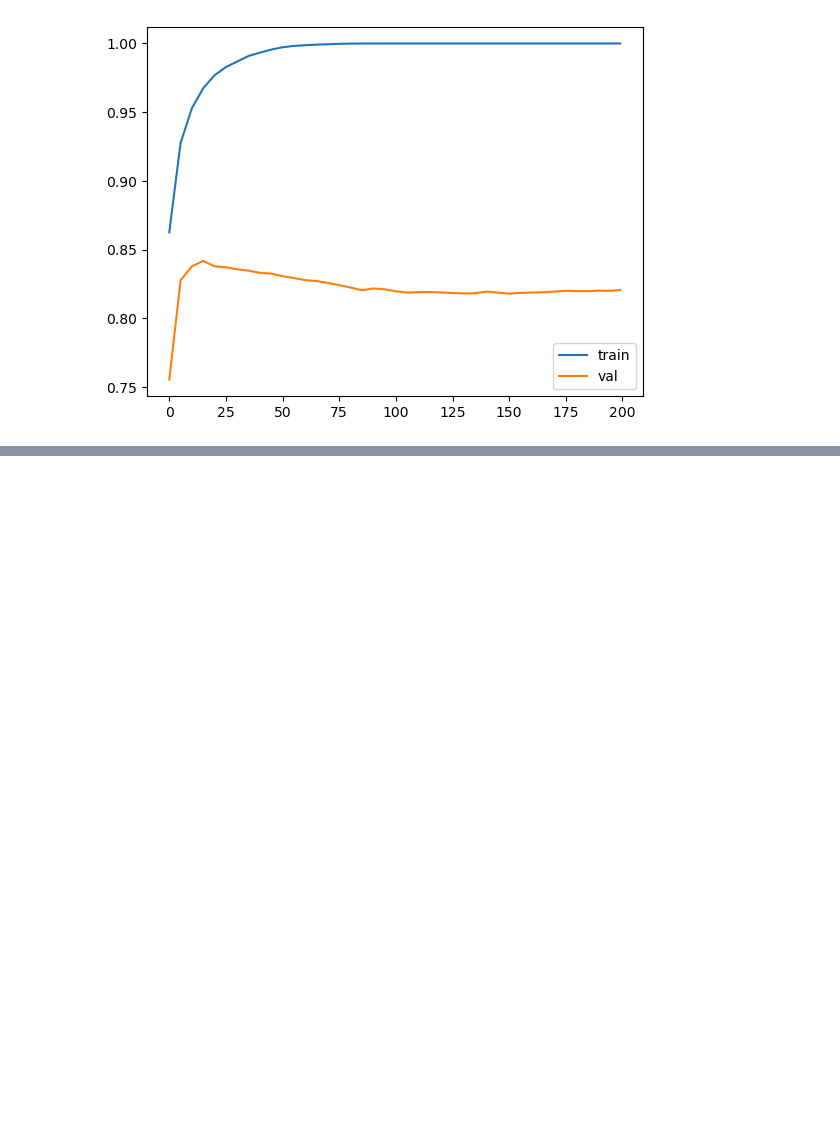
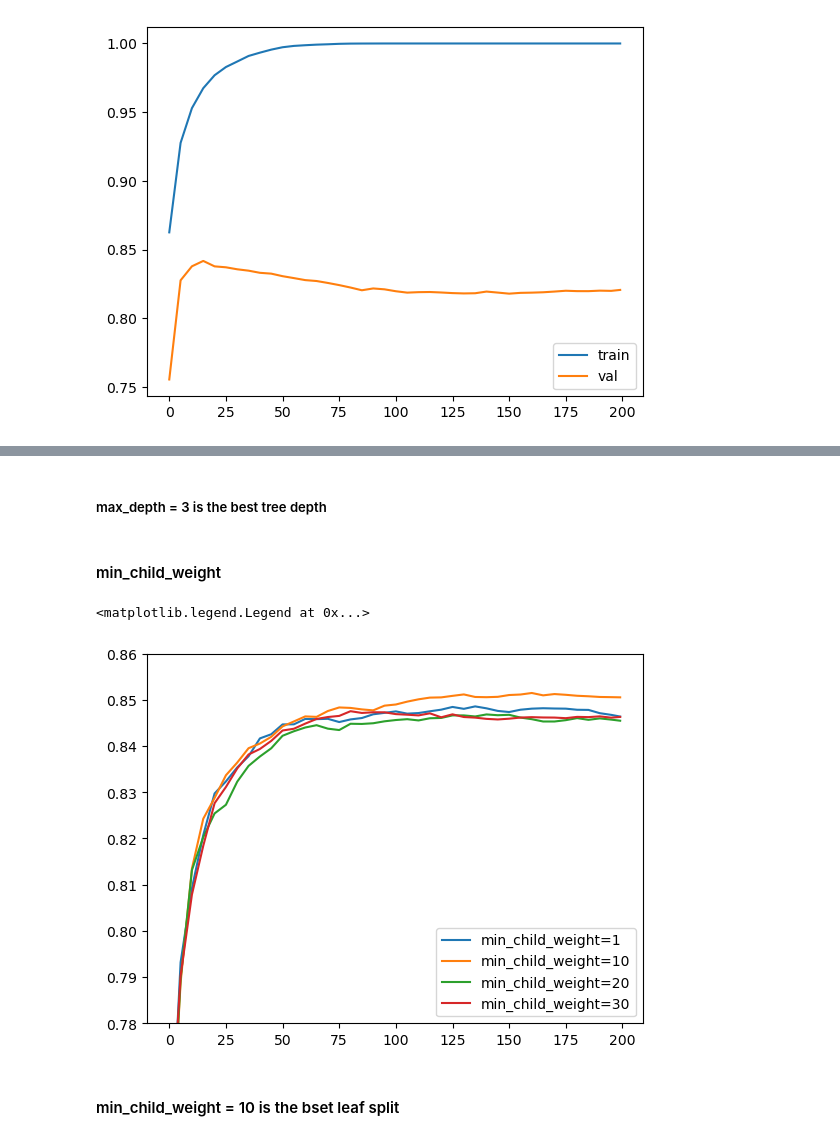
Before and after one commit to adeakinwe/ML_zoomcamp, a Jupyter notebook: Trees/decision_trees.ipynb, the cells around one changed output, grey strips where cells are left out. Drawn from its saved outputs; the diff is of its cells as text; code cells hidden in the pictures; blank space fills up the shorter version.

```diff
--- a/Trees/decision_trees.ipynb
+++ b/Trees/decision_trees.ipynb
@@ -801,0 +877,41 @@ plt.legend()
+# %% [markdown]
+##### max_depth = 3 is the best tree depth
+# %%
+scores = {}
+# %% [markdown]
+#### min_child_weight
+# %%
+%%capture output
+
+# min_child_weight = [1, 10, 20, 30]
+
+xgb_params = {
+    'eta': 0.1,
+    'max_depth': 3,
+    'min_child_weight': 30,
+
+    'objective': 'binary:logistic',
+    'eval_metric': 'auc',
+
+    'nthread': 8,
+    'seed': 1,
+    'verbosity': 1,
+}
+
+model = xgb.train(xgb_params, dtrain, num_boost_round=200,
+                  verbose_eval=5,
+                  evals=watchlist)
+# %%
+key = 'min_child_weight=%s' %(xgb_params['min_child_weight'])
+scores[key] = parse_xgb_output(output)
+# %%
+for min_child_weight, df_score in scores.items():
+    plt.plot(df_score.num_iter, df_score.val_auc, label=min_child_weight)
+
+plt.ylim(0.78, 0.86)
+plt.legend()
+# %% [output]
+<matplotlib.legend.Legend at 0x...>
+[figure, added]
+# %% [markdown]
+#### min_child_weight = 10 is the bset leaf split
```
Also changed, not shown: parts of 17 cells of this notebook.
